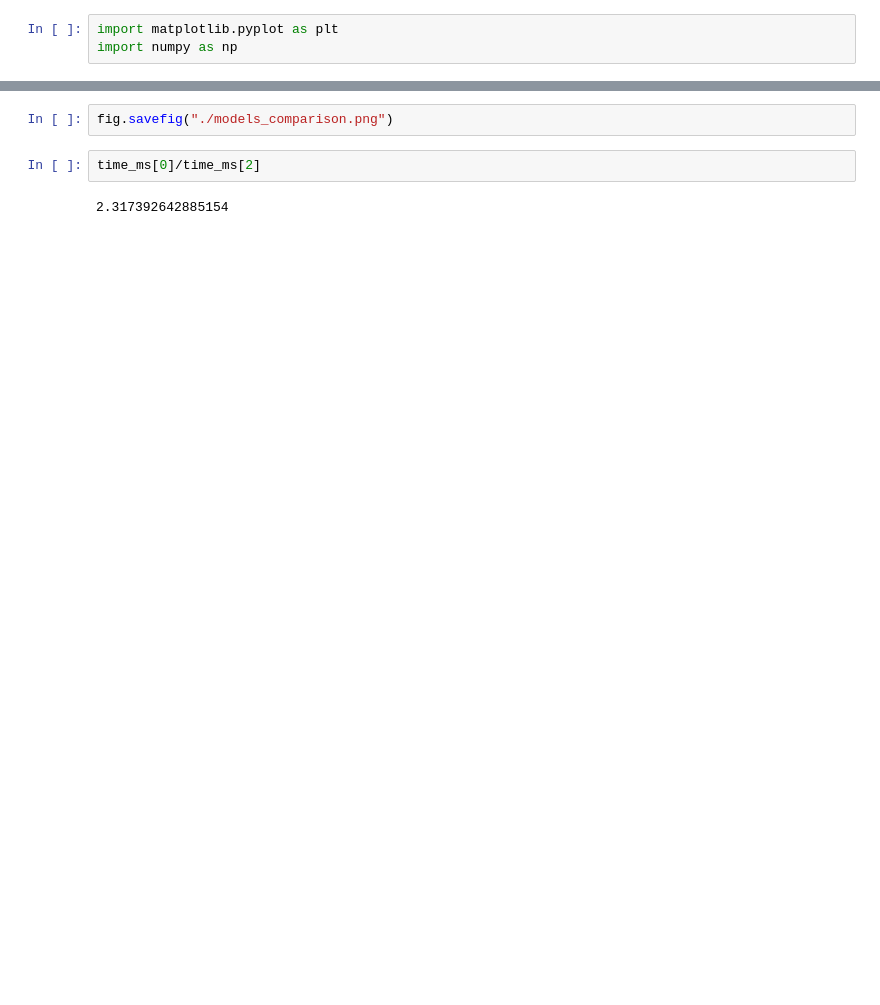
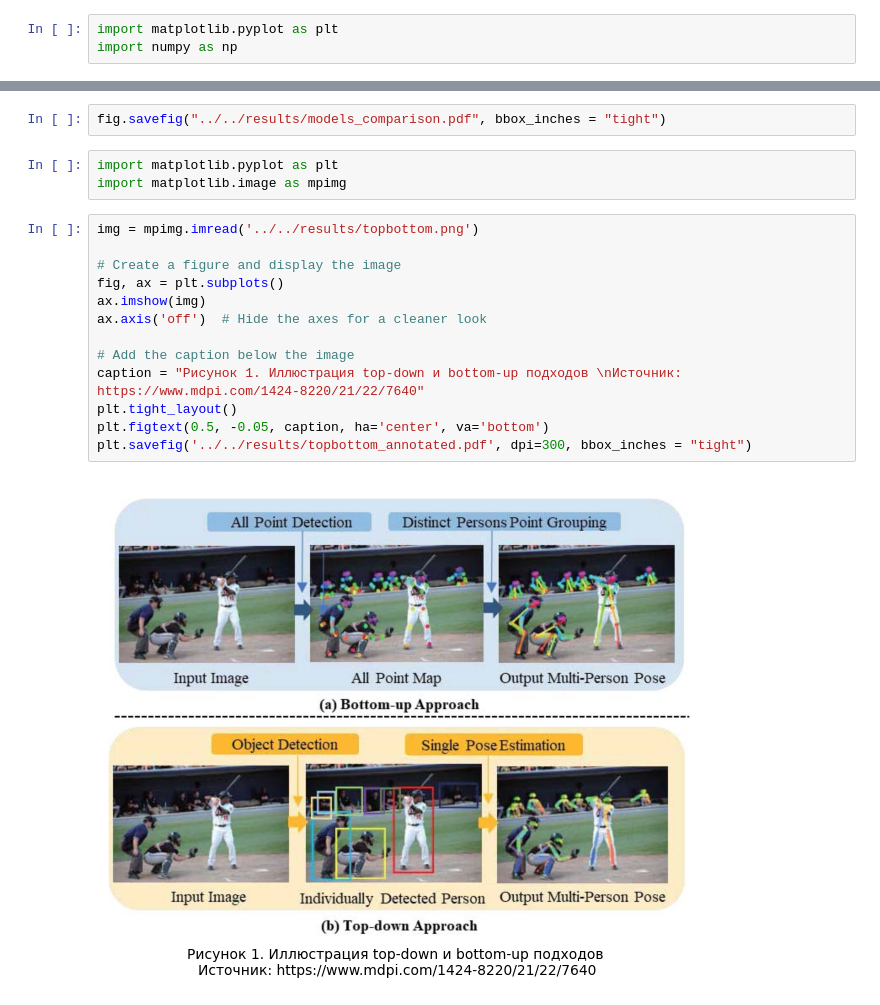
Before and after one commit to Kiri4s/lite-pose-estimation-models-comparison, a Jupyter notebook: notebooks/graphs.ipynb, the cells around one changed output, grey strips where cells are left out. Cells and saved outputs as stored; diff of their text form; blank space fills up the shorter version.

```diff
--- a/notebooks/graphs.ipynb
+++ b/notebooks/graphs.ipynb
@@ -37,6 +42,20 @@ plt.legend(loc='lower left', markerscale=0, labelcolor=colors)
 # %%
-fig.savefig("./models_comparison.png")
+fig.savefig("../../results/models_comparison.pdf", bbox_inches = "tight")
-# %%
-time_ms[0]/time_ms[2]
-# %% [output]
-2.317392642885154
+# %%
+import matplotlib.pyplot as plt
+import matplotlib.image as mpimg
+# %%
+img = mpimg.imread('../../results/topbottom.png')
+
+# Create a figure and display the image
+fig, ax = plt.subplots()
+ax.imshow(img)
+ax.axis('off')  # Hide the axes for a cleaner look
+
+# Add the caption below the image
+caption = "Рисунок 1. Иллюстрация top-down и bottom-up подходов \nИсточник: https://www.mdpi.com/1424-8220/21/22/7640"
+plt.tight_layout()
+plt.figtext(0.5, -0.05, caption, ha='center', va='bottom')
+plt.savefig('../../results/topbottom_annotated.pdf', dpi=300, bbox_inches = "tight")
+# %% [output]
+[figure, added]
```
Also changed, not shown: parts of 21 cells of this notebook, 31 other files.
